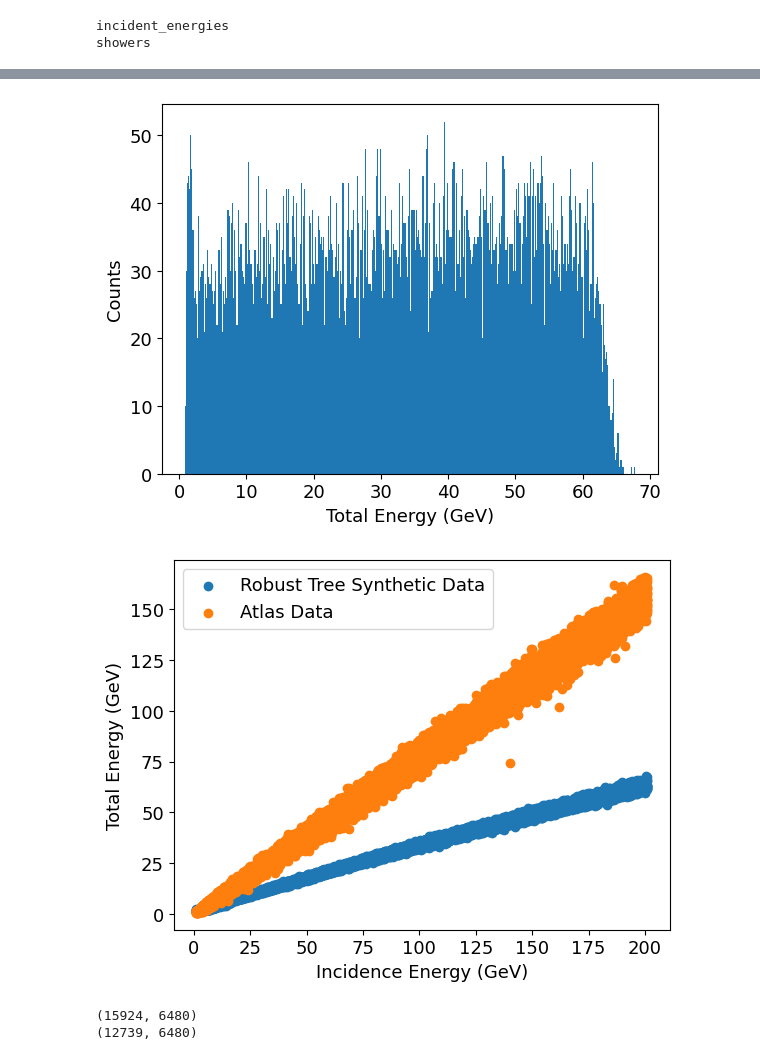
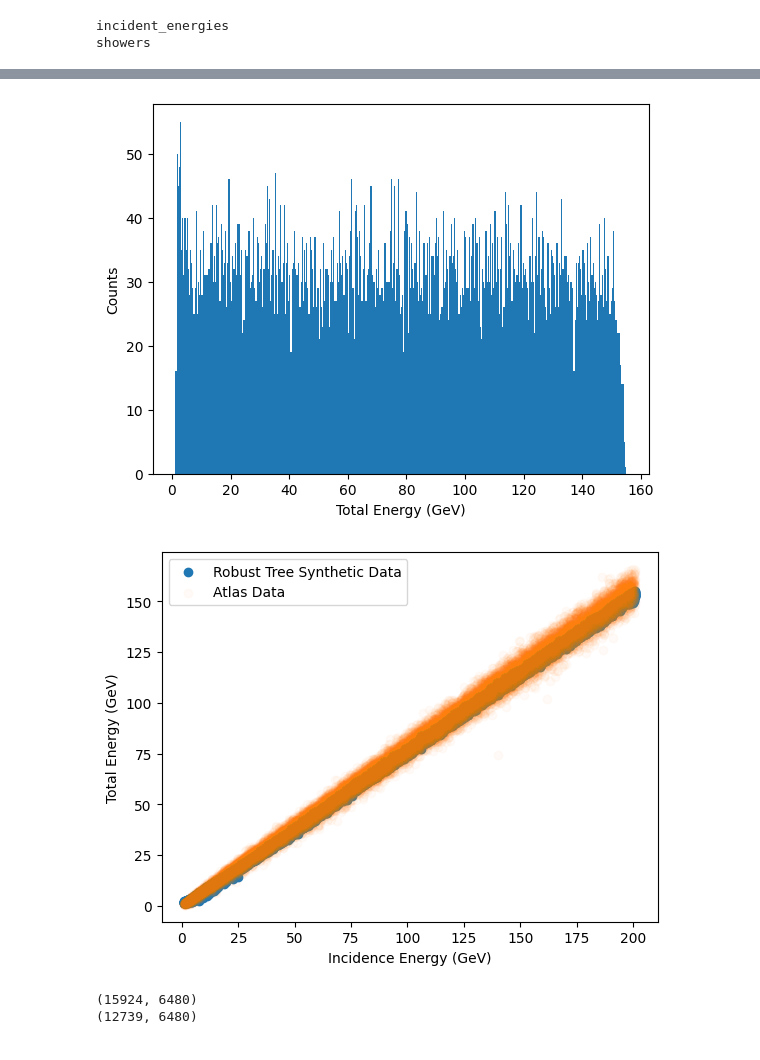
Before and after one commit to QaloSim/CaloQVAE, a Jupyter notebook: generated_data_plots_energy.ipynb, the cells around one changed output, grey strips where cells are left out. Saved outputs shown, nothing was run; the diff lists cells and outputs as text; code cells hidden in the pictures.

Commit message:
Fixing uniform dataset synthetic data plots

```diff
--- a/generated_data_plots_energy.ipynb
+++ b/generated_data_plots_energy.ipynb
@@ -7,10 +7,10 @@ from matplotlib import gridspec
 from matplotlib.ticker import AutoMinorLocator
 import matplotlib.patches as patches
 # %%
-fpath = "/fast_scratch/QVAE/data/atlas_dataset2and3_uniform/dataset_2_synthetic_robust_tree.hdf5" #/fast_scratch/QVAE/data/atlas_dataset2and3_uniform/dataset_2_synthetic.hdf5" #"/fast_scratch/QVAE/syn_data/dataset2_synthetic_nohits.hdf5" #"/fast_scratch/QVAE/syn_data/dataset2_synthetic.hdf5"
+fpath = "/fast_scratch/QVAE/data/atlas_dataset2and3/dataset_2_synthetic_robust_tree_redo.hdf5" #/fast_scratch/QVAE/data/atlas_dataset2and3_uniform/dataset_2_synthetic.hdf5" #"/fast_scratch/QVAE/syn_data/dataset2_synthetic_nohits.hdf5" #"/fast_scratch/QVAE/syn_data/dataset2_synthetic.hdf5"
 in_data=h5py.File(fpath,'r')
 
-atlas_fpath = "/fast_scratch/QVAE/data/atlas_dataset2and3_uniform/dataset_2_1.hdf5" # "/fast_scratch/QVAE/test_data/dataset_2_2.hdf5"
+atlas_fpath = "/fast_scratch/QVAE/data/atlas_dataset2and3_uniform/dataset_2_1.hdf5"  #"/fast_scratch/QVAE/test_data/dataset_2_2.hdf5"
 atlas_data=h5py.File(atlas_fpath,'r')
 
 test_fpath = "/fast_scratch/QVAE/test_data/dataset_2_2.hdf5"
@@ -41,15 +41,15 @@ counts = plt.hist(data.sum(axis=1) / 1000 , log=False, bins=400);
 plt.xlabel("Total Energy (GeV)");
 plt.ylabel("Counts");
 # %% [output]
-[figure, old version]
+[figure, new version]
 # %%
 plt.scatter(data_energies, data.sum(axis=1) / 1000, label="Robust Tree Synthetic Data")
-plt.scatter(atlas_energies, atlas_data.sum(axis=1) / 1000, label="Atlas Data")
+plt.scatter(atlas_energies, atlas_data.sum(axis=1) / 1000, label="Atlas Data", alpha=0.03)
 plt.ylabel("Total Energy (GeV)");
 plt.xlabel("Incidence Energy (GeV)");
 plt.legend();
 # %% [output]
-[figure, old version]
+[figure, new version]
 # %%
 
 print(atlas_data.shape)
```
Also changed, not shown: parts of 4 cells of this notebook.
